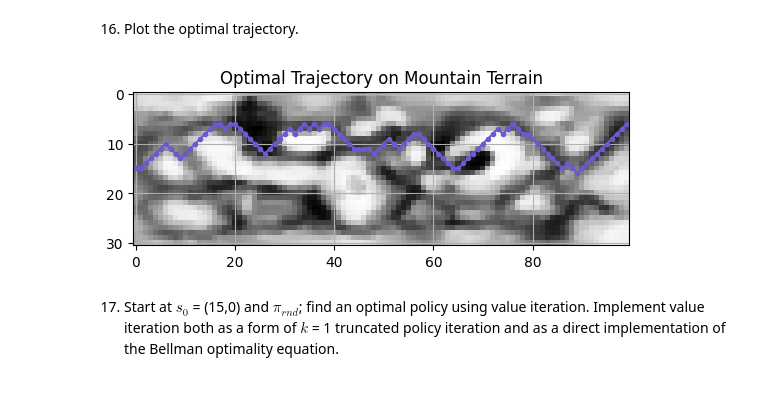
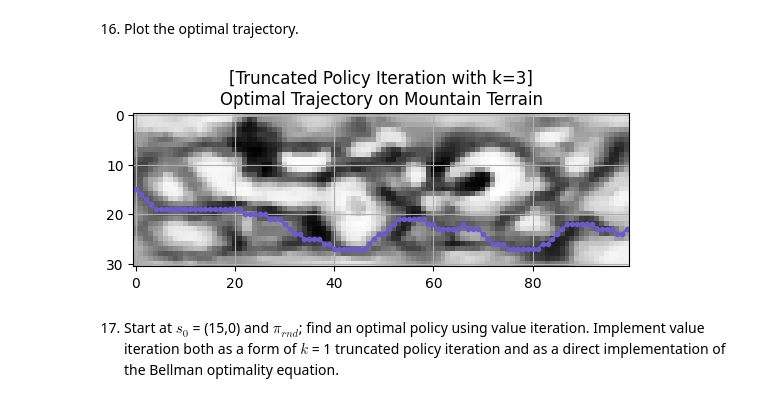
Before and after one commit to kuimetra/reinforcement_learning, a Jupyter notebook: problem_set2/main.ipynb, the cells around one changed output. Saved outputs shown, nothing was run; the diff lists cells and outputs as text; code cells hidden in the pictures.

```diff
--- a/problem_set2/main.ipynb
+++ b/problem_set2/main.ipynb
@@ -168,7 +179,7 @@ Instead of just evaluating possible policies, the robot now considers trying to
 # %%
 def policy_improvement(env, V, gamma=1):
     """
-    Generate an improved policy given the value function for an environment.
+    Performs one incremental step in improving a given policy.
 
     Parameters:
         env: Environment which is an instance of the Mountain class.
@@ -231,11 +235,11 @@ optimal_standard_policy = standard_policy_iteration(env)
 # %% [markdown]
 14. Plot the optimal trajectory.
 # %%
-def plot_optimal_trajectory(env, policy, initial_state):
+def plot_optimal_trajectory(env, policy, initial_state, policy_iteration_name):
     mountain_map = env.get_map()
     fig, ax = plt.subplots()
     ax.imshow(mountain_map, cmap='Greys_r')
-    ax.set_title('Optimal Trajectory on Mountain Terrain')
+    ax.set_title(f'[{policy_iteration_name}]\nOptimal Trajectory on Mountain Terrain')
     ax.set_xticks(np.arange(0, 101, 20))
     ax.set_yticks(np.arange(0, 32, 10))
     ax.grid(True)
@@ -280,7 +284,7 @@ def truncated_policy_iteration(env, gamma=1, eps=1e-4, k=3):
     iteration_count = 0
 
     while True:
-        V = policy_evaluation(env, lambda s: {policy[s]: 1}, gamma, eps, k=k)
+        V = policy_evaluation(env, policy_random, gamma, eps, k=k)
         new_policy = policy_improvement(env, V, gamma)
         iteration_count += 1
         if new_policy == policy:
@@ -316,9 +306,9 @@ optimal_truncated3_policy = truncated_policy_iteration(env, k=3)
 
 16. Plot the optimal trajectory.
 # %%
-plot_optimal_trajectory(env, optimal_truncated3_policy, (15, 0))
+plot_optimal_trajectory(env, optimal_truncated3_policy, (15, 0), "Truncated Policy Iteration with k=3")
 # %% [output]
-[figure, old version]
+[figure, new version]
 # %% [markdown]
 17. Start at $s_0$ = (15,0) and $\pi_{rnd}$; find an optimal policy using value iteration. Implement value iteration both as a form of $k$ = 1
 truncated policy iteration and as a direct implementation of the Bellman optimality equation.
```
Also changed, not shown: parts of 16 cells of this notebook.
